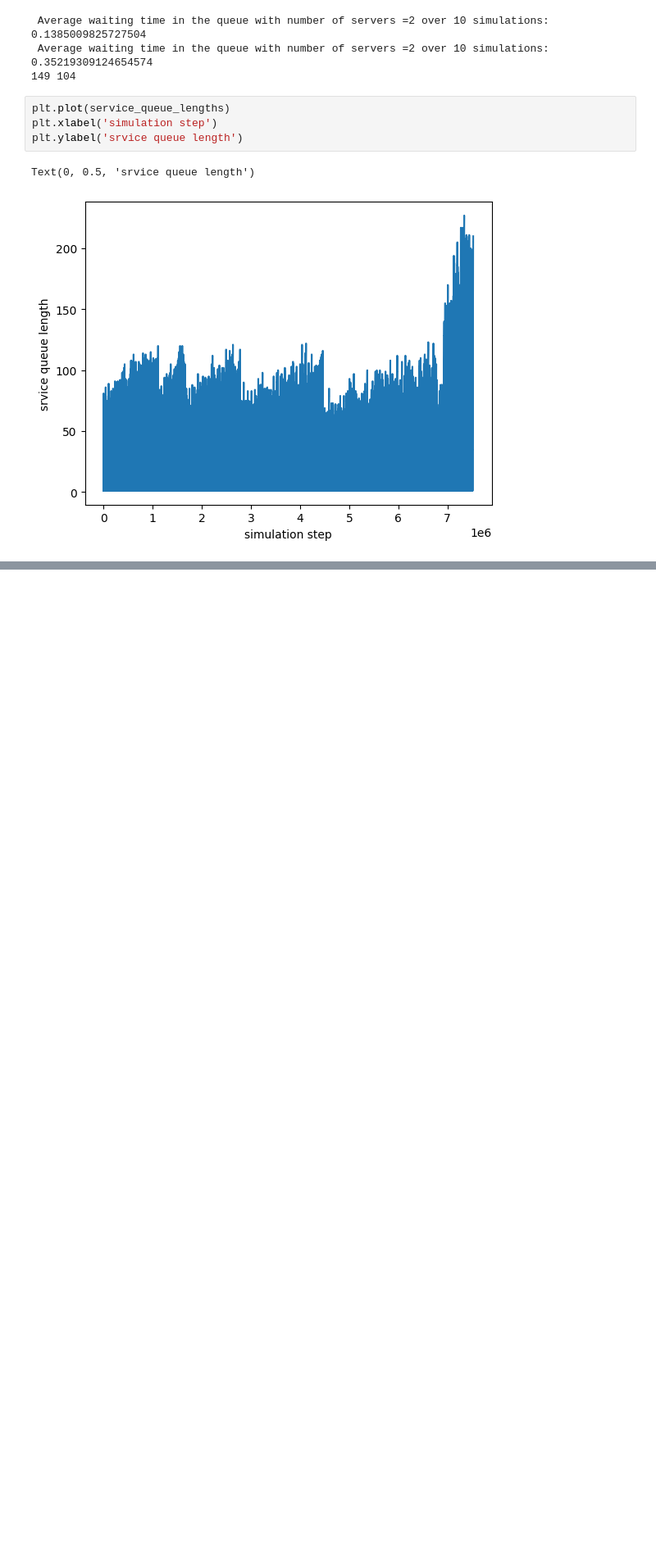
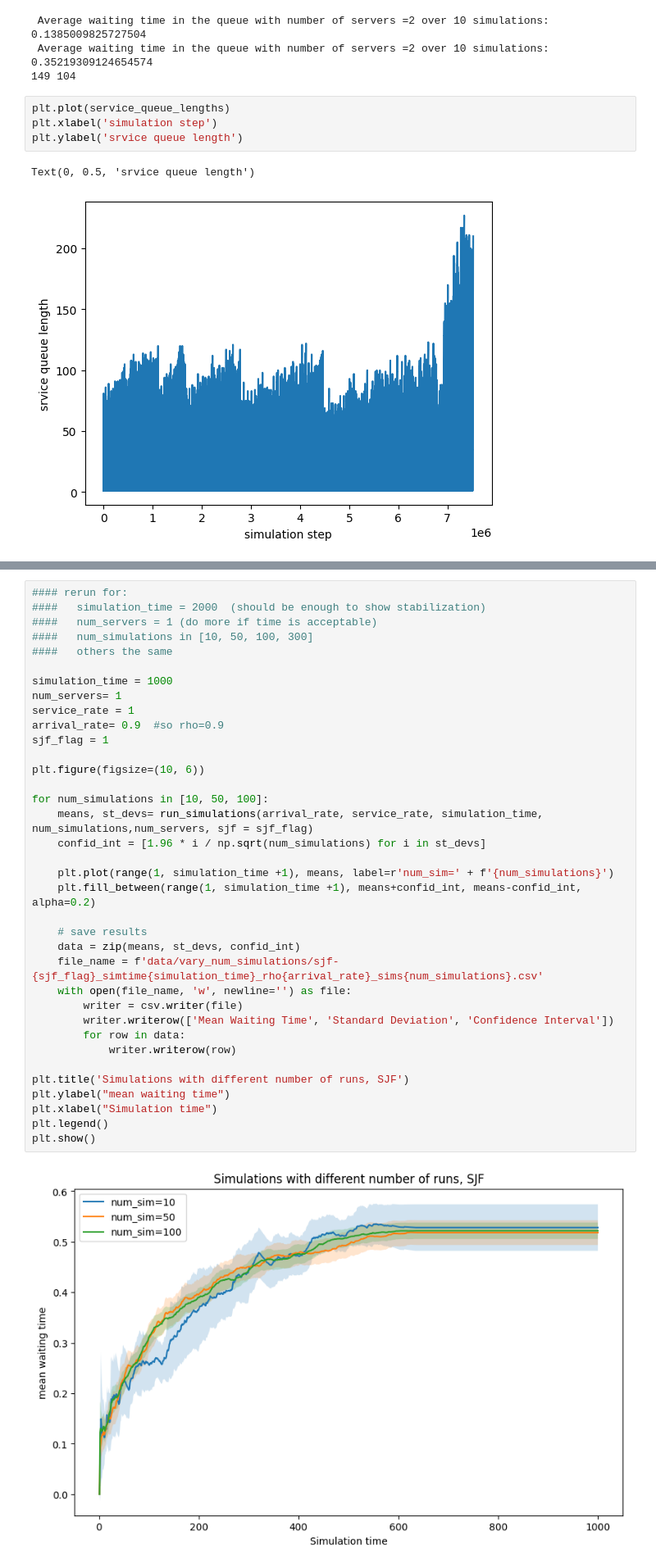
Before and after one commit to Foundnation/Stochastic-Simulation, a Jupyter notebook: Queueing/queue_notebook.ipynb, the cells around one changed output, grey strips where cells are left out. Shown at 82% size. Drawn from its saved outputs; the diff is of its cells as text; blank space fills up the shorter version.

```diff
--- a/Queueing/queue_notebook.ipynb
+++ b/Queueing/queue_notebook.ipynb
@@ -365,0 +398,38 @@ plt.show()
+# %%
+#### rerun for:
+####   simulation_time = 2000  (should be enough to show stabilization)
+####   num_servers = 1 (do more if time is acceptable)
+####   num_simulations in [10, 50, 100, 300]
+####   others the same
+
+simulation_time = 1000
+num_servers= 1
+service_rate = 1
+arrival_rate= 0.9  #so rho=0.9
+sjf_flag = 1
+
+plt.figure(figsize=(10, 6))
+
+for num_simulations in [10, 50, 100]:
+    means, st_devs= run_simulations(arrival_rate, service_rate, simulation_time, num_simulations,num_servers, sjf = sjf_flag)
+    confid_int = [1.96 * i / np.sqrt(num_simulations) for i in st_devs]
+
+    plt.plot(range(1, simulation_time +1), means, label=r'num_sim=' + f'{num_simulations}')
+    plt.fill_between(range(1, simulation_time +1), means+confid_int, means-confid_int, alpha=0.2)
+
+    # save results
+    data = zip(means, st_devs, confid_int)
+    file_name = f'data/vary_num_simulations/sjf-{sjf_flag}_simtime{simulation_time}_rho{arrival_rate}_sims{num_simulations}.csv'
+    with open(file_name, 'w', newline='') as file:
+        writer = csv.writer(file)
+        writer.writerow(['Mean Waiting Time', 'Standard Deviation', 'Confidence Interval'])
+        for row in data:
+            writer.writerow(row)
+
+plt.title('Simulations with different number of runs, SJF')
+plt.ylabel("mean waiting time")
+plt.xlabel("Simulation time")
+plt.legend()
+plt.show()
+# %% [output]
+[figure, added]
```
Also changed, not shown: parts of 7 cells of this notebook, 17 other files.
